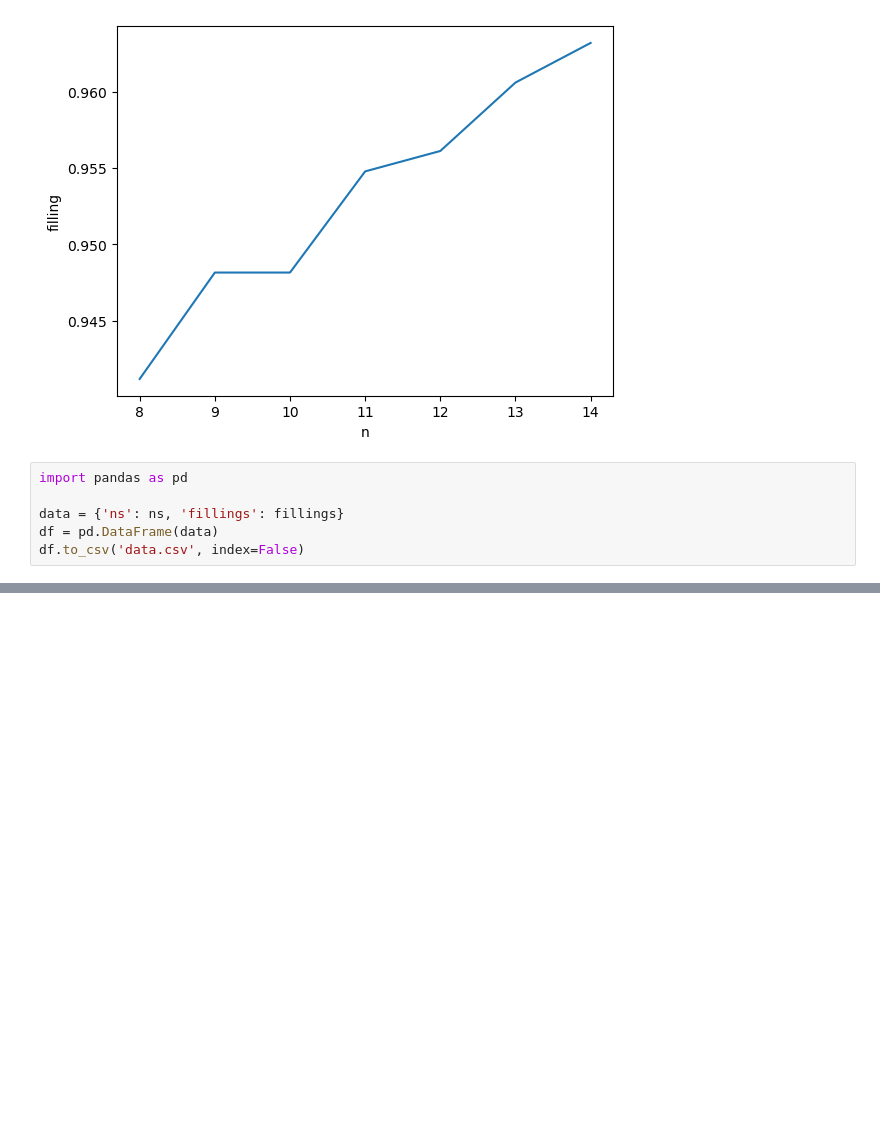
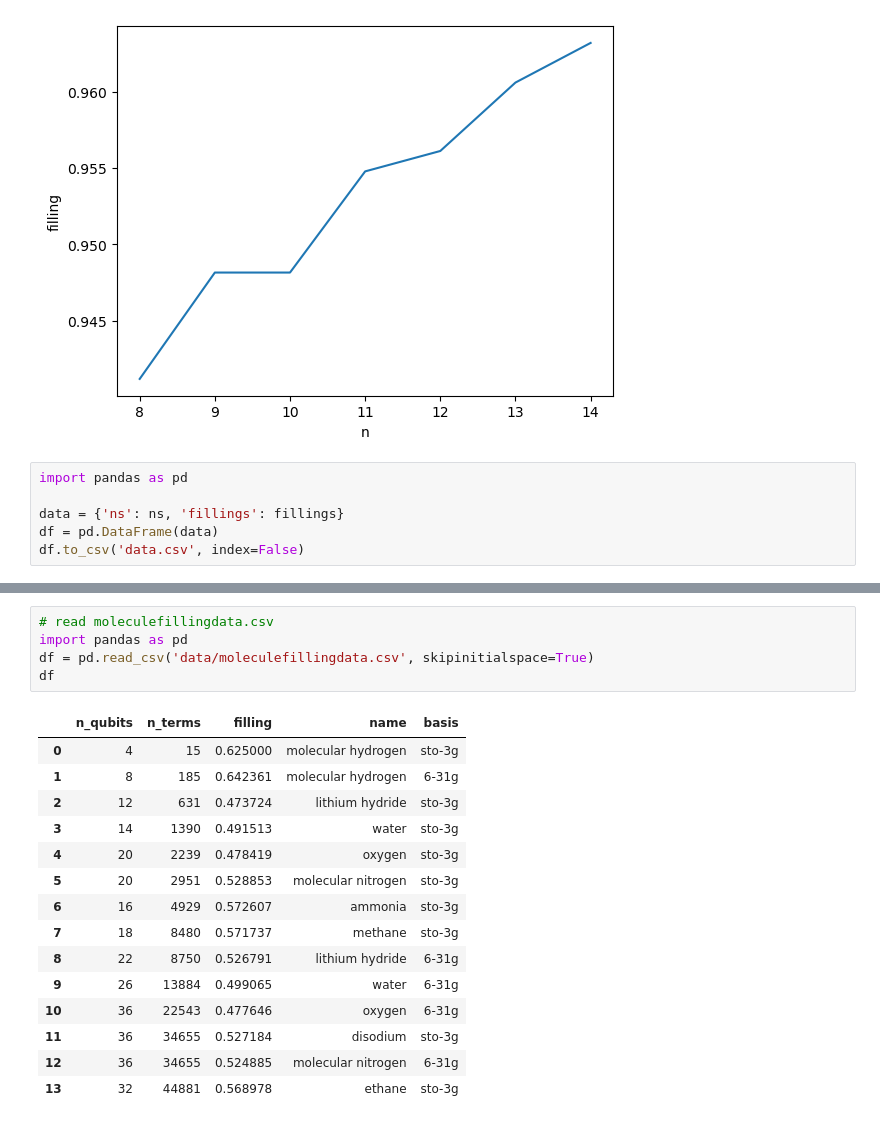
Before and after one commit to gboyd068/LCU_parallel, a Jupyter notebook: qrom_filling_factor.ipynb, the cells around one changed output, grey strips where cells are left out. Drawn from its saved outputs; the diff is of its cells as text; blank space fills up the shorter version.

```diff
--- a/qrom_filling_factor.ipynb
+++ b/qrom_filling_factor.ipynb
@@ -114,0 +107,21 @@ cell='# also get some filling factors for hamiltonians generated by openfermion\
+# %%
+# read moleculefillingdata.csv
+import pandas as pd
+df = pd.read_csv('data/moleculefillingdata.csv', skipinitialspace=True)
+df
+# %% [output]
+|  | n_qubits | n_terms | filling | name | basis |
+| 0 | 4 | 15 | 0.625000 | molecular hydrogen | sto-3g |
+| 1 | 8 | 185 | 0.642361 | molecular hydrogen | 6-31g |
+| 2 | 12 | 631 | 0.473724 | lithium hydride | sto-3g |
+| 3 | 14 | 1390 | 0.491513 | water | sto-3g |
+| 4 | 20 | 2239 | 0.478419 | oxygen | sto-3g |
+| 5 | 20 | 2951 | 0.528853 | molecular nitrogen | sto-3g |
+| 6 | 16 | 4929 | 0.572607 | ammonia | sto-3g |
+| 7 | 18 | 8480 | 0.571737 | methane | sto-3g |
+| 8 | 22 | 8750 | 0.526791 | lithium hydride | 6-31g |
+| 9 | 26 | 13884 | 0.499065 | water | 6-31g |
+| 10 | 36 | 22543 | 0.477646 | oxygen | 6-31g |
+| 11 | 36 | 34655 | 0.527184 | disodium | sto-3g |
+| 12 | 36 | 34655 | 0.524885 | molecular nitrogen | 6-31g |
+| 13 | 32 | 44881 | 0.568978 | ethane | sto-3g |
```
Also changed, not shown: parts of 3 cells of this notebook, 9 other files.
